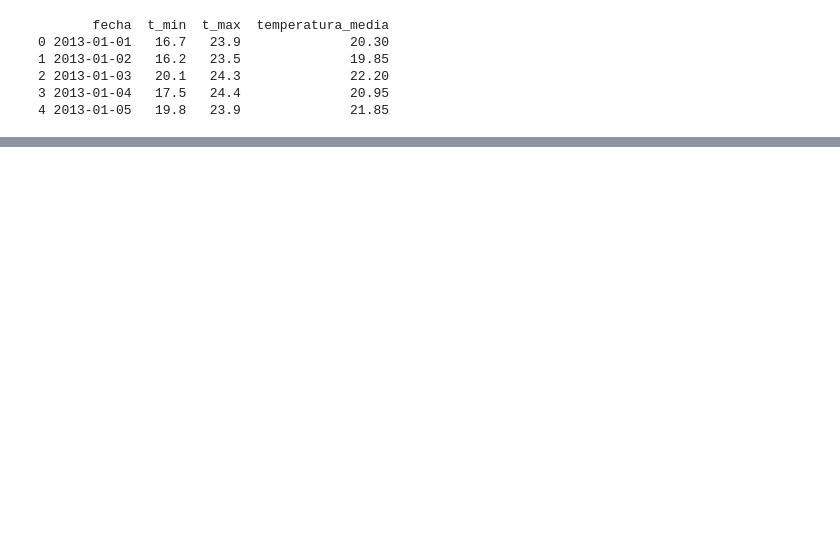
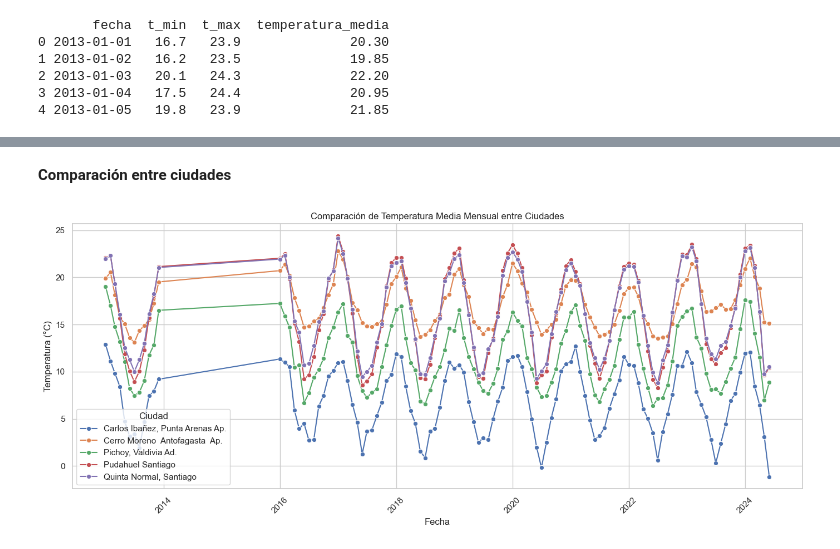
Before and after one commit to mariabda2/DataDrivenDecisionMaking, a Jupyter notebook: Tema 05 - Identificación de tendencias y patrones relevantes..ipynb, the cells around one changed output, grey strips where cells are left out. Cells and saved outputs as stored; diff of their text form; code cells hidden in the pictures; blank space fills up the shorter version.

```diff
--- a/Tema 05 - Identificación de tendencias y patrones relevantes..ipynb
+++ b/Tema 05 - Identificación de tendencias y patrones relevantes..ipynb
@@ -87,0 +111,24 @@ plt.show()
+# %% [markdown]
+**Comparación entre ciudades**
+# %%
+# Seleccionar ciudades para comparar
+ciudades = ['Santiago', 'Valdivia', 'Antofagasta', 'Punta Arenas']
+df_ciudades = df[df['nombre'].str.contains('|'.join(ciudades), case=False, na=False)].copy()
+
+# Agrupar por ciudad y mes
+df_ciudades['AñoMes'] = df_ciudades['fecha'].dt.to_period('M')
+df_grouped = df_ciudades.groupby(['nombre', 'AñoMes'])['temperatura_media'].mean().reset_index()
+df_grouped['Fecha'] = df_grouped['AñoMes'].dt.to_timestamp()
+
+# Visualizar comparación entre ciudades
+plt.figure(figsize=(14, 6))
+sns.lineplot(data=df_grouped, x='Fecha', y='temperatura_media', hue='nombre', marker='o')
+plt.title("Comparación de Temperatura Media Mensual entre Ciudades")
+plt.xlabel("Fecha")
+plt.ylabel("Temperatura (°C)")
+plt.xticks(rotation=45)
+plt.legend(title="Ciudad")
+plt.tight_layout()
+plt.show()
+# %% [output]
+[figure, added]
```
Also changed, not shown: parts of 18 cells of this notebook, 1 other file.
